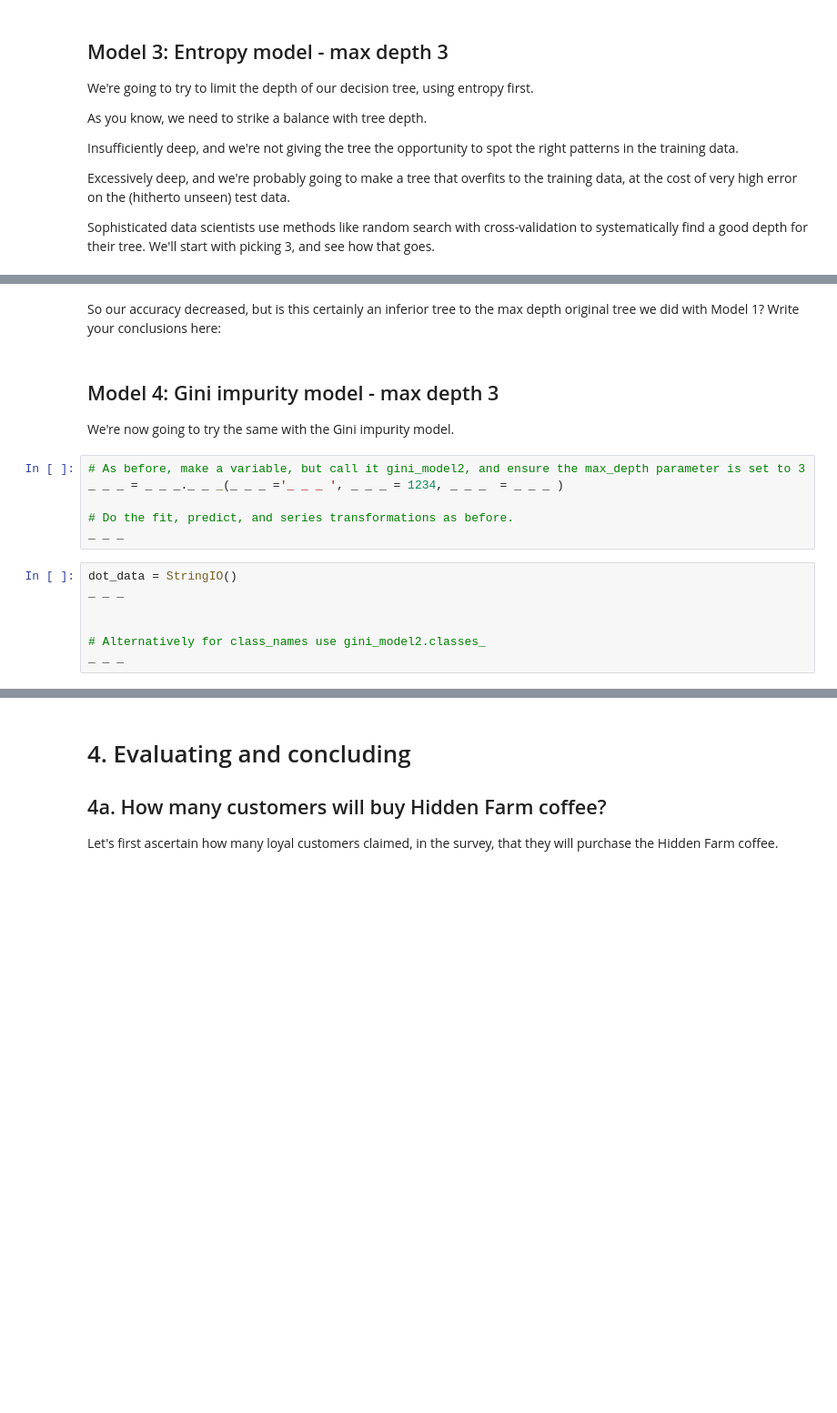
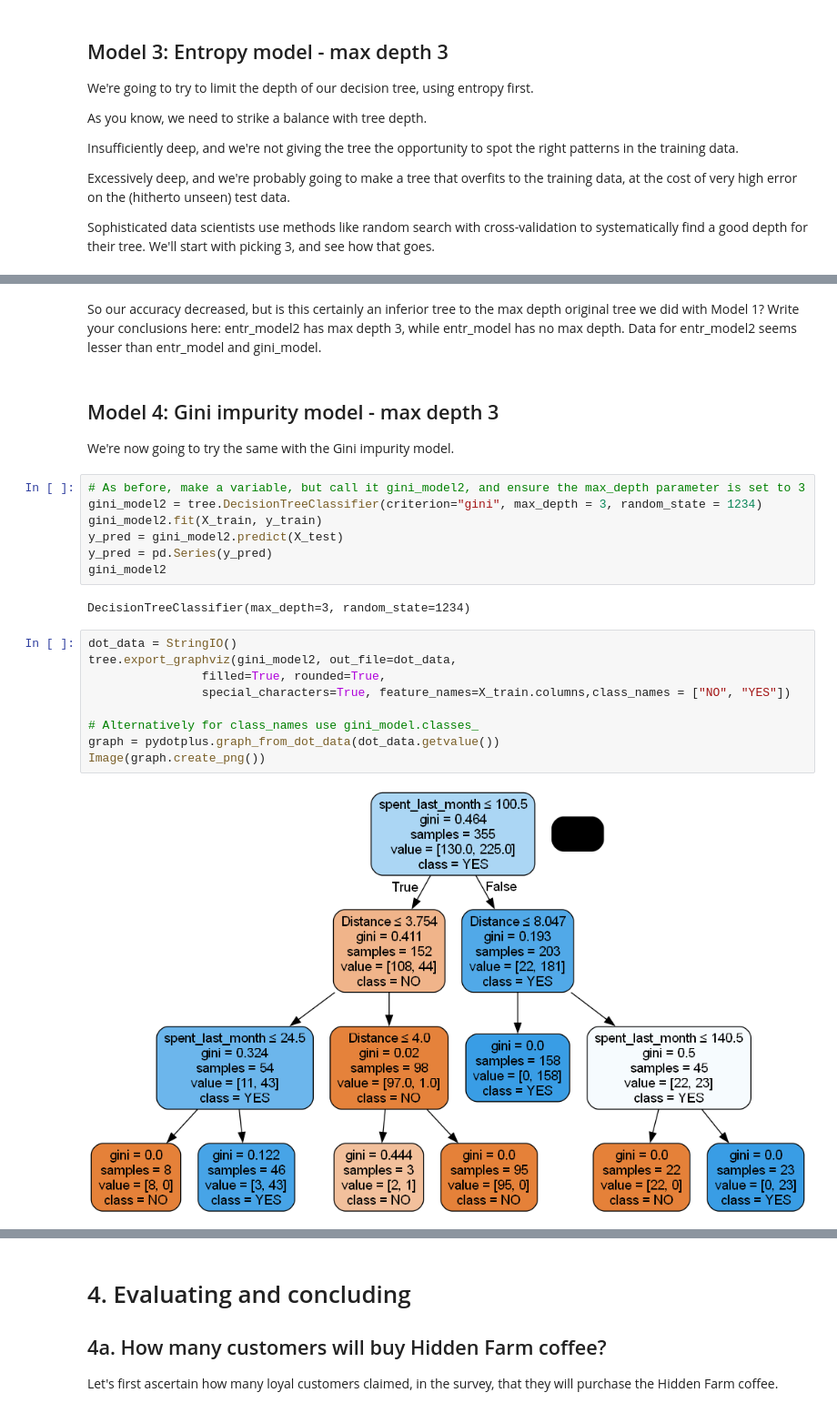
Before and after one commit to npandey472/CaseStudy_RRDinerCoffee, a Jupyter notebook: 1613148038_Springboard_Decision_Tree_Specialty_Coffee_Case_Study_28012021_2_/Springboard Decision Tree Specialty Coffee Case Study - Tier 3.ipynb, the cells around one changed output, grey strips where cells are left out. Shown at 91% size. Saved outputs shown, nothing was run; the diff lists cells and outputs as text; blank space fills up the shorter version.

```diff
--- a/1613148038_Springboard_Decision_Tree_Specialty_Coffee_Case_Study_28012021_2_/Springboard Decision Tree Specialty Coffee Case Study - Tier 3.ipynb
+++ b/1613148038_Springboard_Decision_Tree_Specialty_Coffee_Case_Study_28012021_2_/Springboard Decision Tree Specialty Coffee Case Study - Tier 3.ipynb
@@ -457,21 +518,28 @@ print('Recall score for "No"' , metrics.recall_score(y_test,y_pred, pos_label =
 # %% [markdown]
-So our accuracy decreased, but is this certainly an inferior tree to the max depth original tree we did with Model 1? Write your conclusions here:
+So our accuracy decreased, but is this certainly an inferior tree to the max depth original tree we did with Model 1? Write your conclusions here: entr_model2 has max depth 3, while entr_model has no max depth. Data for entr_model2 seems lesser than entr_model and gini_model.
 # %% [markdown]
 ## Model 4: Gini impurity  model - max depth 3
 We're now going to try the same with the Gini impurity model.
 # %%
 # As before, make a variable, but call it gini_model2, and ensure the max_depth parameter is set to 3
-_ _ _ = _ _ _._ _ _(_ _ _ ='_ _ _ ', _ _ _ = 1234, _ _ _  = _ _ _ )
-
-# Do the fit, predict, and series transformations as before.
-_ _ _
+gini_model2 = tree.DecisionTreeClassifier(criterion="gini", max_depth = 3, random_state = 1234)
+gini_model2.fit(X_train, y_train)
+y_pred = gini_model2.predict(X_test)
+y_pred = pd.Series(y_pred)
+gini_model2
+# %% [output]
+DecisionTreeClassifier(max_depth=3, random_state=1234)
-# %%
-dot_data = StringIO()
-_ _ _
-
-
-# Alternatively for class_names use gini_model2.classes_
-_ _ _
+# %%
+dot_data = StringIO()
+tree.export_graphviz(gini_model2, out_file=dot_data,
+                filled=True, rounded=True,
+                special_characters=True, feature_names=X_train.columns,class_names = ["NO", "YES"])
+
+# Alternatively for class_names use gini_model.classes_
+graph = pydotplus.graph_from_dot_data(dot_data.getvalue())
+Image(graph.create_png())
+# %% [output]
+[figure, added]
 # %%
 print("Gini impurity  model - max depth 3")
 print("Accuracy:", metrics.accuracy_score(y_test,y_pred))
```
Also changed, not shown: parts of 30 cells of this notebook.
